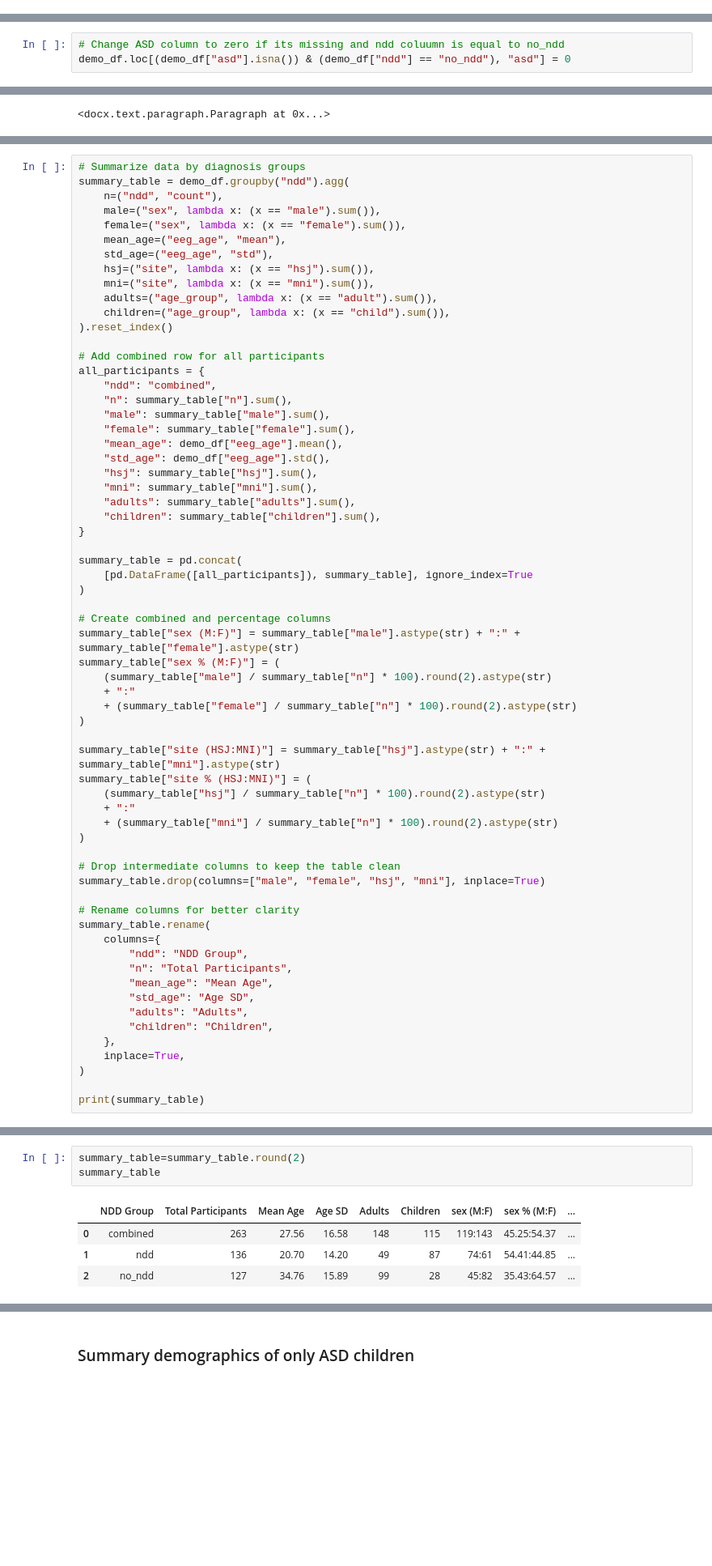
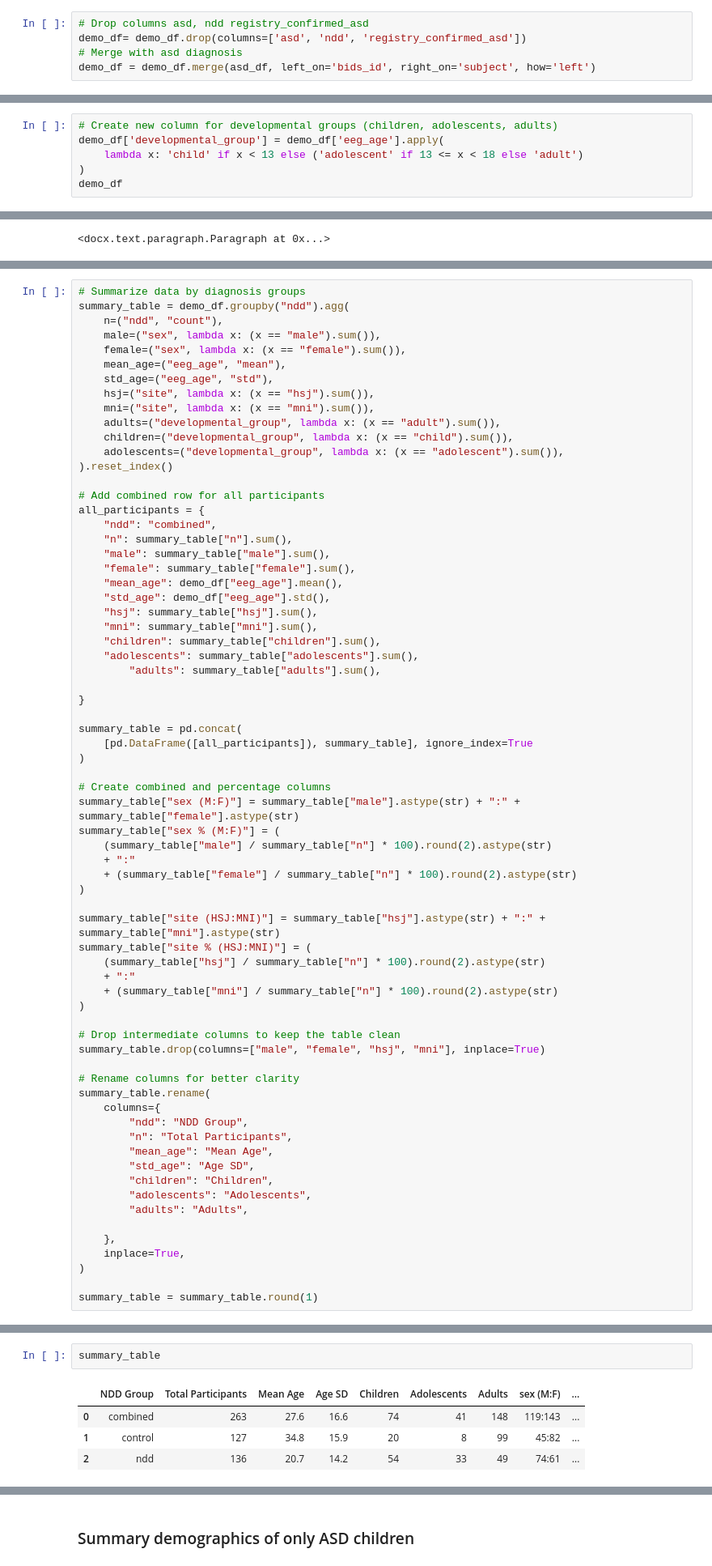
Before and after one commit to gabrielblancogomez/q1k_neurosubs, a Jupyter notebook: code/et/1_gap_et_extraction.ipynb, the cells around one changed output, grey strips where cells are left out. Shown at 81% size. Cells and saved outputs as stored; diff of their text form; blank space fills up the shorter version.

Commit message:
Added new tables and modified saving paths to reflect demographics analysis.

```diff
--- a/code/et/1_gap_et_extraction.ipynb
+++ b/code/et/1_gap_et_extraction.ipynb
@@ -264,3 +264,8 @@ demo_df = pd.read_csv(f'C:/Users/gabot/OneDrive - McGill University/Desktop/gith
+# %%
+# Drop columns asd, ndd registry_confirmed_asd
+demo_df= demo_df.drop(columns=['asd', 'ndd', 'registry_confirmed_asd'])
+# Merge with asd diagnosis
+demo_df = demo_df.merge(asd_df, left_on='bids_id', right_on='subject', how='left')
 # %%
 demo_df
 # %% [output]
@@ -310,9 +315,6 @@ pilot_demodf.loc[:, "sex"] = pilot_demodf["sex"].str.lower()
 # %%
 # drop trailing spaces
 demo_df.loc[:,'subject'] = demo_df['subject'].str.strip()
-# %%
-# Change ASD column to zero if its missing and ndd coluumn is equal to no_ndd
-demo_df.loc[(demo_df["asd"].isna()) & (demo_df["ndd"] == "no_ndd"), "asd"] = 0
 # %% [markdown]
 #### Merge pilot and experimental data
 # %%
@@ -384,3 +402,9 @@ Flag 'sub-052Z'
 # %%
 # Keep only the subjects that are in the go_df
 demo_df = demo_df[demo_df.subject.isin(go_df.subject.unique())]
+# %%
+# Create new column for developmental groups (children, adolescents, adults)
+demo_df['developmental_group'] = demo_df['eeg_age'].apply(
+    lambda x: 'child' if x < 13 else ('adolescent' if 13 <= x < 18 else 'adult')
+)
+demo_df
@@ -404,8 +562,9 @@ summary_table = demo_df.groupby("ndd").agg(
     std_age=("eeg_age", "std"),
     hsj=("site", lambda x: (x == "hsj").sum()),
     mni=("site", lambda x: (x == "mni").sum()),
-    adults=("age_group", lambda x: (x == "adult").sum()),
-    children=("age_group", lambda x: (x == "child").sum()),
+    adults=("developmental_group", lambda x: (x == "adult").sum()),
+    children=("developmental_group", lambda x: (x == "child").sum()),
+    adolescents=("developmental_group", lambda x: (x == "adolescent").sum()),
 ).reset_index()
 
 # Add combined row for all participants
@@ -418,8 +577,10 @@ all_participants = {
     "std_age": demo_df["eeg_age"].std(),
     "hsj": summary_table["hsj"].sum(),
     "mni": summary_table["mni"].sum(),
-    "adults": summary_table["adults"].sum(),
     "children": summary_table["children"].sum(),
+    "adolescents": summary_table["adolescents"].sum(),
+        "adults": summary_table["adults"].sum(),
+
 }
 
 summary_table = pd.concat(
@@ -451,10 +612,12 @@ summary_table.rename(
         "n": "Total Participants",
         "mean_age": "Mean Age",
         "std_age": "Age SD",
+        "children": "Children",
+        "adolescents": "Adolescents",
         "adults": "Adults",
-        "children": "Children",
+
     },
     inplace=True,
 )
 
-print(summary_table)
+summary_table = summary_table.round(1)
@@ -471,10 +624,9 @@ print(summary_table)
 # %%
-summary_table=summary_table.round(2)
 summary_table
 # %% [output]
-|  | NDD Group | Total Participants | Mean Age | Age SD | Adults | Children | sex (M:F) | sex % (M:F) | ... |
-| 0 | combined | 263 | 27.56 | 16.58 | 148 | 115 | 119:143 | 45.25:54.37 | ... |
-| 1 | ndd | 136 | 20.70 | 14.20 | 49 | 87 | 74:61 | 54.41:44.85 | ... |
-| 2 | no_ndd | 127 | 34.76 | 15.89 | 99 | 28 | 45:82 | 35.43:64.57 | ... |
+|  | NDD Group | Total Participants | Mean Age | Age SD | Children | Adolescents | Adults | sex (M:F) | ... |
+| 0 | combined | 263 | 27.6 | 16.6 | 74 | 41 | 148 | 119:143 | ... |
+| 1 | control | 127 | 34.8 | 15.9 | 20 | 8 | 99 | 45:82 | ... |
+| 2 | ndd | 136 | 20.7 | 14.2 | 54 | 33 | 49 | 74:61 | ... |
 # %%
 ## Add table to the document
```
Also changed, not shown: parts of 53 cells of this notebook.
